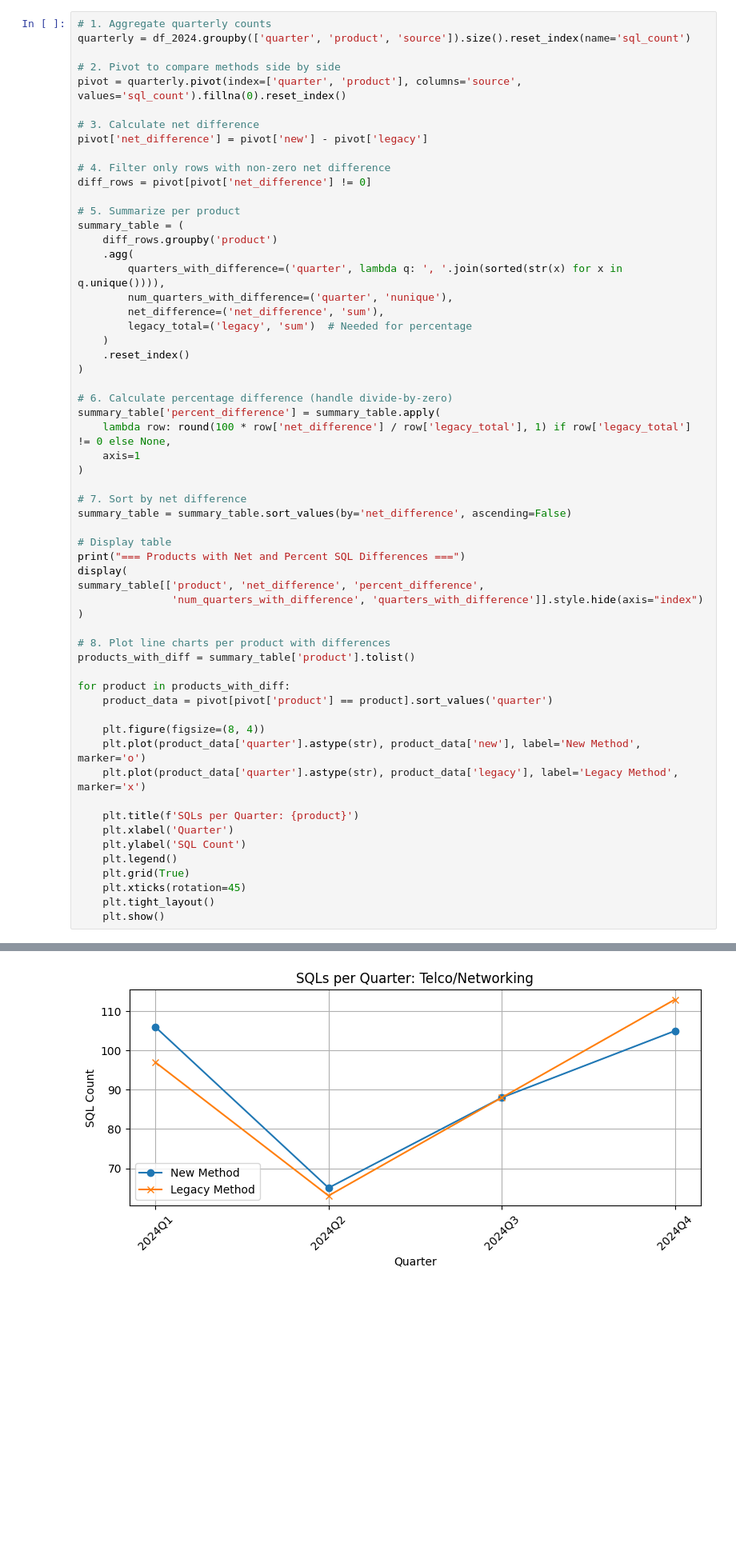
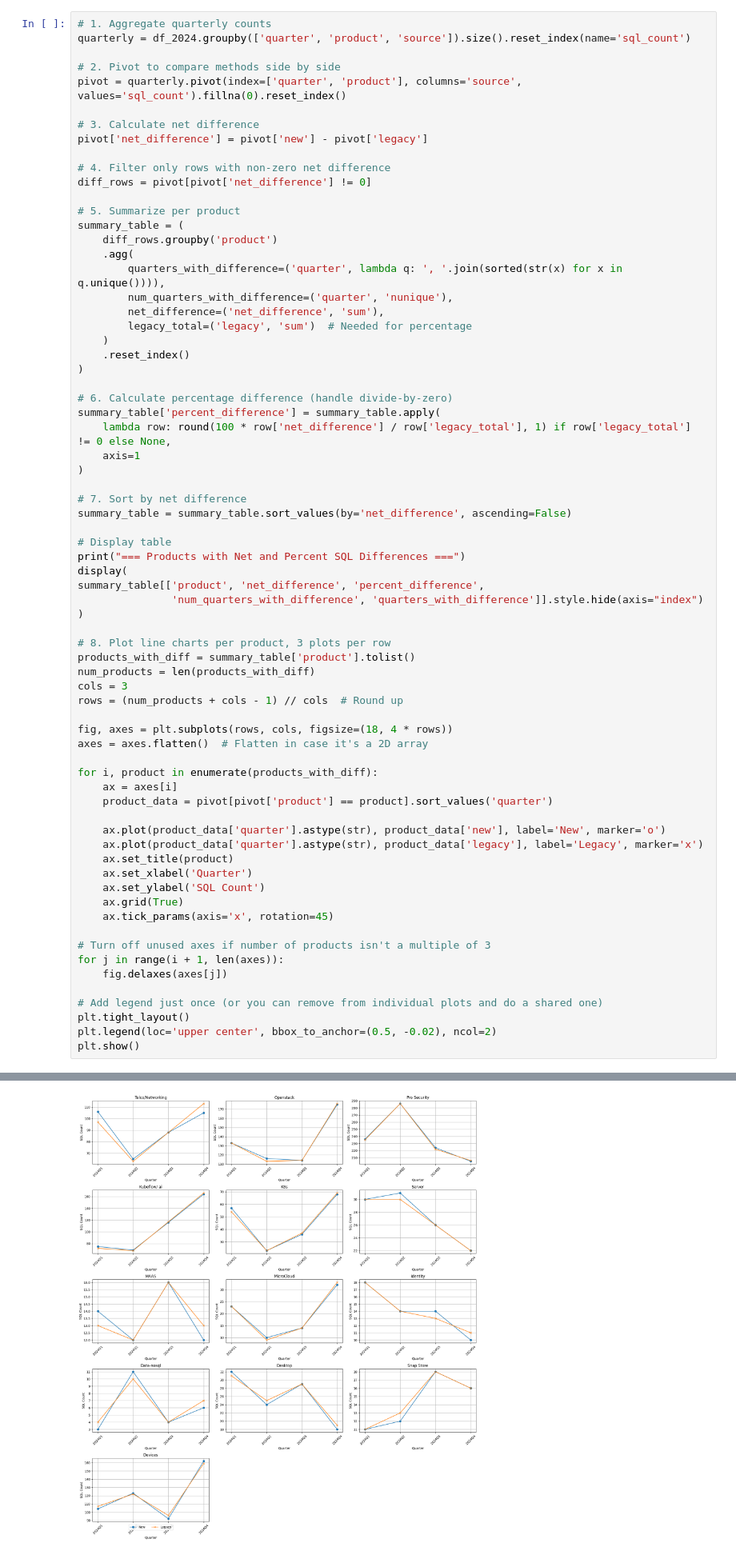
Before and after one commit to canonical/sql_legacy_vs_new_analysis, a Jupyter notebook: analysis.ipynb, the cells around one changed output, grey strips where cells are left out. Shown at 80% size. Drawn from its saved outputs; the diff is of its cells as text; blank space fills up the shorter version.

```diff
--- a/analysis.ipynb
+++ b/analysis.ipynb
@@ -117,44 +117,55 @@ summary_table['percent_difference'] = summary_table.apply(
 summary_table = summary_table.sort_values(by='net_difference', ascending=False)
 
 # Display table
 print("=== Products with Net and Percent SQL Differences ===")
 display(
 summary_table[['product', 'net_difference', 'percent_difference',
                'num_quarters_with_difference', 'quarters_with_difference']].style.hide(axis="index")
 )
 
-# 8. Plot line charts per product with differences
+# 8. Plot line charts per product, 3 plots per row
 products_with_diff = summary_table['product'].tolist()
+num_products = len(products_with_diff)
+cols = 3
+rows = (num_products + cols - 1) // cols  # Round up
 
-for product in products_with_diff:
+fig, axes = plt.subplots(rows, cols, figsize=(18, 4 * rows))
+axes = axes.flatten()  # Flatten in case it's a 2D array
+
+for i, product in enumerate(products_with_diff):
+    ax = axes[i]
     product_data = pivot[pivot['product'] == product].sort_values('quarter')
 
-    plt.figure(figsize=(8, 4))
-    plt.plot(product_data['quarter'].astype(str), product_data['new'], label='New Method', marker='o')
-    plt.plot(product_data['quarter'].astype(str), product_data['legacy'], label='Legacy Method', marker='x')
+    ax.plot(product_data['quarter'].astype(str), product_data['new'], label='New', marker='o')
+    ax.plot(product_data['quarter'].astype(str), product_data['legacy'], label='Legacy', marker='x')
+    ax.set_title(product)
+    ax.set_xlabel('Quarter')
+    ax.set_ylabel('SQL Count')
+    ax.grid(True)
+    ax.tick_params(axis='x', rotation=45)
 
-    plt.title(f'SQLs per Quarter: {product}')
-    plt.xlabel('Quarter')
-    plt.ylabel('SQL Count')
-    plt.legend()
-    plt.grid(True)
-    plt.xticks(rotation=45)
-    plt.tight_layout()
-    plt.show()
+# Turn off unused axes if number of products isn't a multiple of 3
+for j in range(i + 1, len(axes)):
+    fig.delaxes(axes[j])
+
+# Add legend just once (or you can remove from individual plots and do a shared one)
+plt.tight_layout()
+plt.legend(loc='upper center', bbox_to_anchor=(0.5, -0.02), ncol=2)
+plt.show()
 # %% [output]
 === Products with Net and Percent SQL Differences ===
 | product | net_difference | percent_difference | num_quarters_with_difference | quarters_with_difference |
 | Telco/Networking | 3 | 1.100000 | 3 | 2024Q1, 2024Q2, 2024Q4 |
 | Openstack | 2 | 0.700000 | 2 | 2024Q2, 2024Q4 |
 | Pro Security | 2 | 0.300000 | 3 | 2024Q1, 2024Q3, 2024Q4 |
 | Kubeflow/ ai | 1 | 0.200000 | 4 | 2024Q1, 2024Q2, 2024Q3, 2024Q4 |
 | K8s | 1 | 0.600000 | 3 | 2024Q1, 2024Q3, 2024Q4 |
 | Server | 1 | 3.300000 | 1 | 2024Q2 |
 | MAAS | 0 | 0.000000 | 2 | 2024Q1, 2024Q4 |
 | MicroCloud | 0 | 0.000000 | 2 | 2024Q2, 2024Q4 |
 | Identity | 0 | 0.000000 | 2 | 2024Q3, 2024Q4 |
 | Data-nosql | -1 | -4.800000 | 3 | 2024Q1, 2024Q2, 2024Q4 |
 | Desktop | -1 | -1.300000 | 3 | 2024Q1, 2024Q2, 2024Q4 |
 | Snap Store | -1 | -7.700000 | 1 | 2024Q2 |
 | Devices | -3 | -0.600000 | 4 | 2024Q1, 2024Q2, 2024Q3, 2024Q4 |
-[figure, old version]
+[figure, new version]
```
Also changed, not shown: parts of 2 cells of this notebook.
